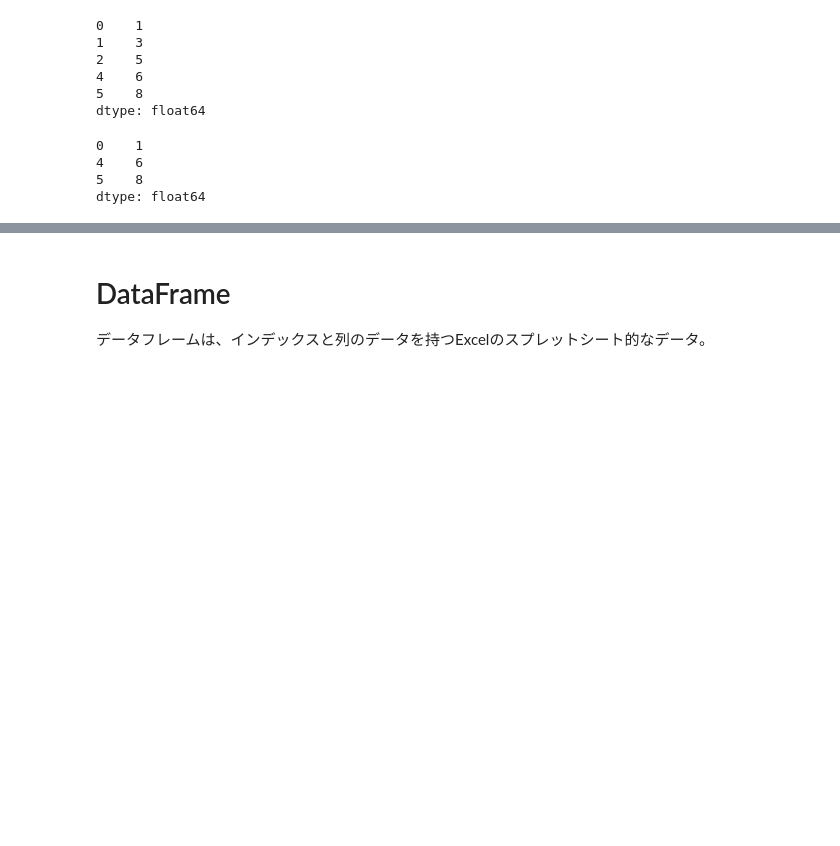
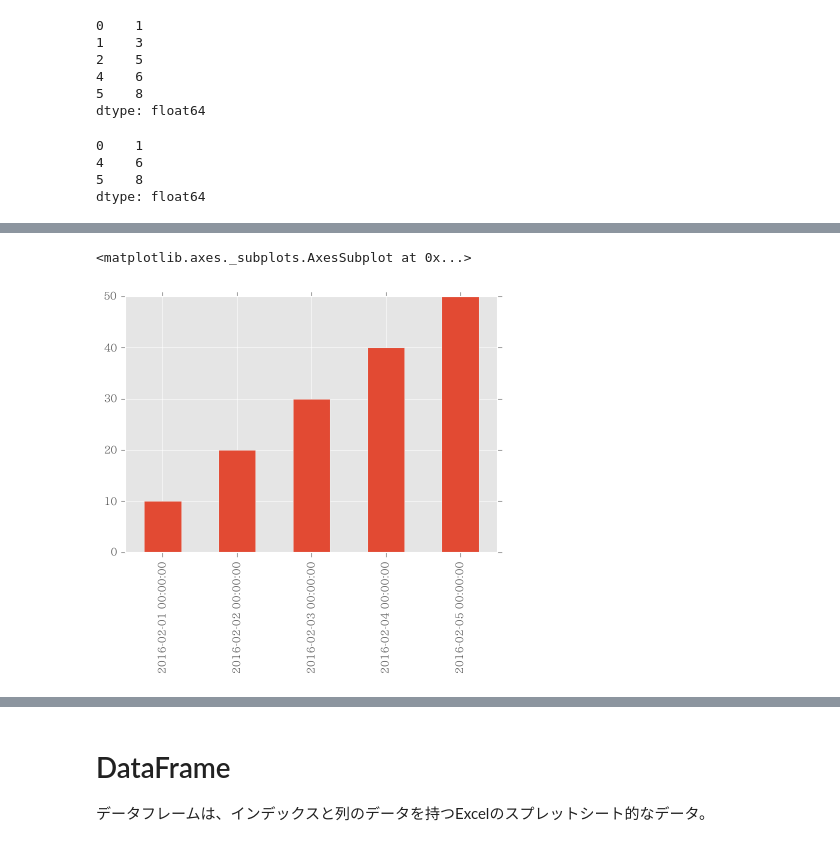
Before and after one commit to civic/data-python, a Jupyter notebook: 10 minutes to pandas.ipynb, the cells around one changed output, grey strips where cells are left out. Saved outputs shown, nothing was run; the diff lists cells and outputs as text; code cells hidden in the pictures; blank space fills up the shorter version.

```diff
--- a/10 minutes to pandas.ipynb
+++ b/10 minutes to pandas.ipynb
@@ -56,0 +88,6 @@ dtype: float64
+# %%
+#プロット
+s3.plot('bar')
+# %% [output]
+<matplotlib.axes._subplots.AxesSubplot at 0x...>
+[figure, added]
```
Also changed, not shown: parts of 13 cells of this notebook.
